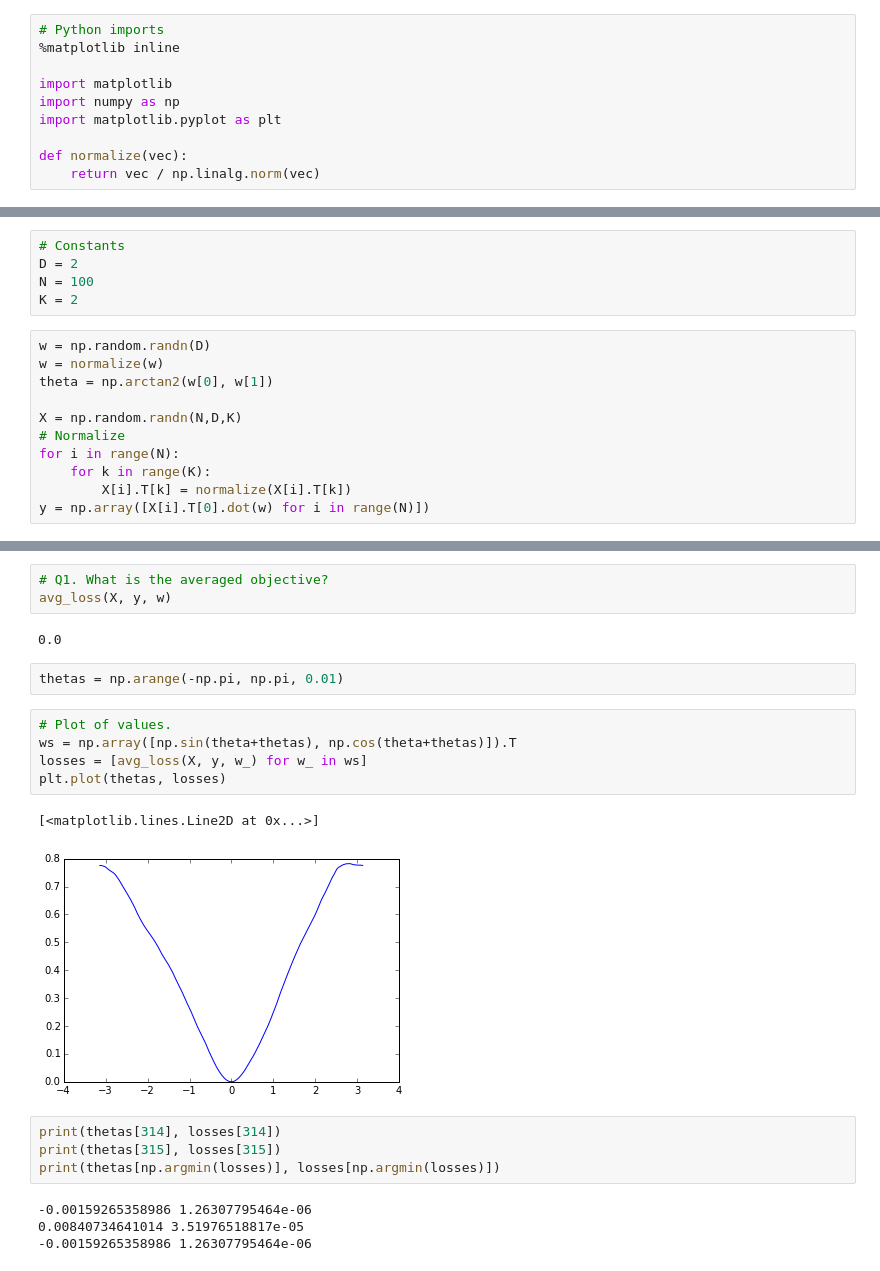
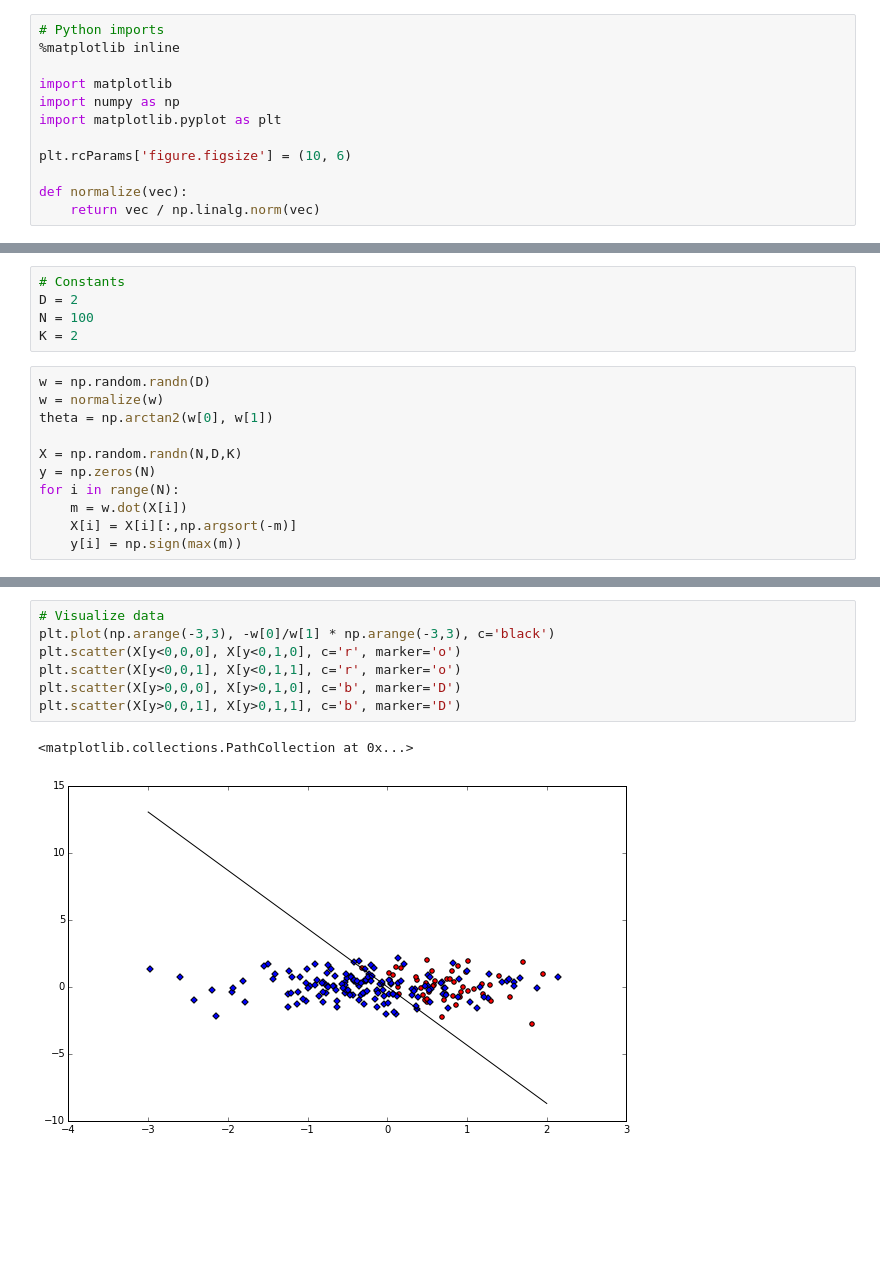
Before and after one commit to arunchaganty/didactic-happiness, a Jupyter notebook: DistantSupervision.ipynb, the cells around one changed output, grey strips where cells are left out. Drawn from its saved outputs; the diff is of its cells as text; blank space fills up the shorter version.

```diff
--- a/DistantSupervision.ipynb
+++ b/DistantSupervision.ipynb
@@ -6,5 +6,7 @@ import matplotlib
 import numpy as np
 import matplotlib.pyplot as plt
 
+plt.rcParams['figure.figsize'] = (10, 6)
+
 def normalize(vec):
     return vec / np.linalg.norm(vec)
@@ -28,8 +36,8 @@ w = normalize(w)
 theta = np.arctan2(w[0], w[1])
 
 X = np.random.randn(N,D,K)
-# Normalize
+y = np.zeros(N)
 for i in range(N):
-    for k in range(K):
-        X[i].T[k] = normalize(X[i].T[k])
-y = np.array([X[i].T[0].dot(w) for i in range(N)])
+    m = w.dot(X[i])
+    X[i] = X[i][:,np.argsort(-m)]
+    y[i] = np.sign(max(m))
@@ -54,23 +44,10 @@ def avg_loss(X, y, w):
-# %%
-# Q1. What is the averaged objective?
-avg_loss(X, y, w)
-# %% [output]
-0.0
-# %%
-thetas = np.arange(-np.pi, np.pi, 0.01)
-# %%
-# Plot of values.
-ws = np.array([np.sin(theta+thetas), np.cos(theta+thetas)]).T
-losses = [avg_loss(X, y, w_) for w_ in ws]
-plt.plot(thetas, losses)
-# %% [output]
-[<matplotlib.lines.Line2D at 0x...>]
-[figure, removed]
-# %%
-print(thetas[314], losses[314])
-print(thetas[315], losses[315])
-print(thetas[np.argmin(losses)], losses[np.argmin(losses)])
-# %% [output]
--0.00159265358986 1.26307795464e-06
-0.00840734641014 3.51976518817e-05
--0.00159265358986 1.26307795464e-06
+# %%
+# Visualize data
+plt.plot(np.arange(-3,3), -w[0]/w[1] * np.arange(-3,3), c='black')
+plt.scatter(X[y<0,0,0], X[y<0,1,0], c='r', marker='o')
+plt.scatter(X[y<0,0,1], X[y<0,1,1], c='r', marker='o')
+plt.scatter(X[y>0,0,0], X[y>0,1,0], c='b', marker='D')
+plt.scatter(X[y>0,0,1], X[y>0,1,1], c='b', marker='D')
+# %% [output]
+<matplotlib.collections.PathCollection at 0x...>
+[figure, added]
```
Also changed, not shown: parts of 22 cells of this notebook, 2 other files.
